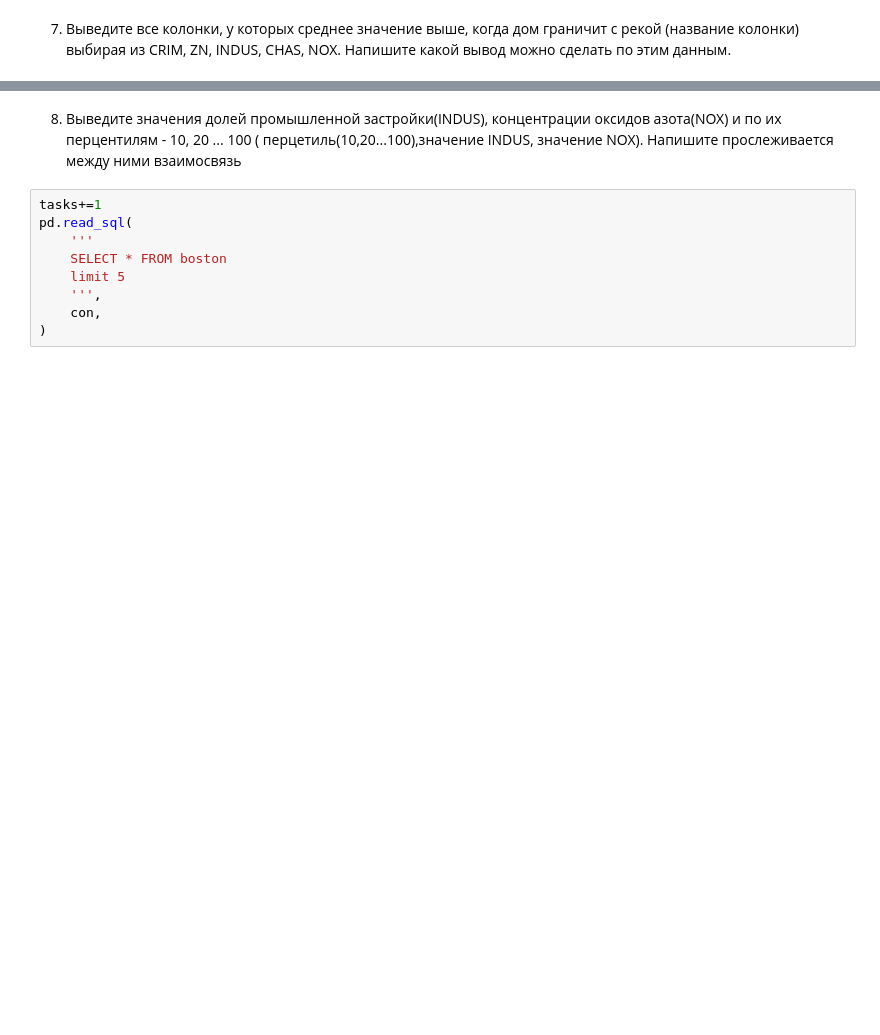
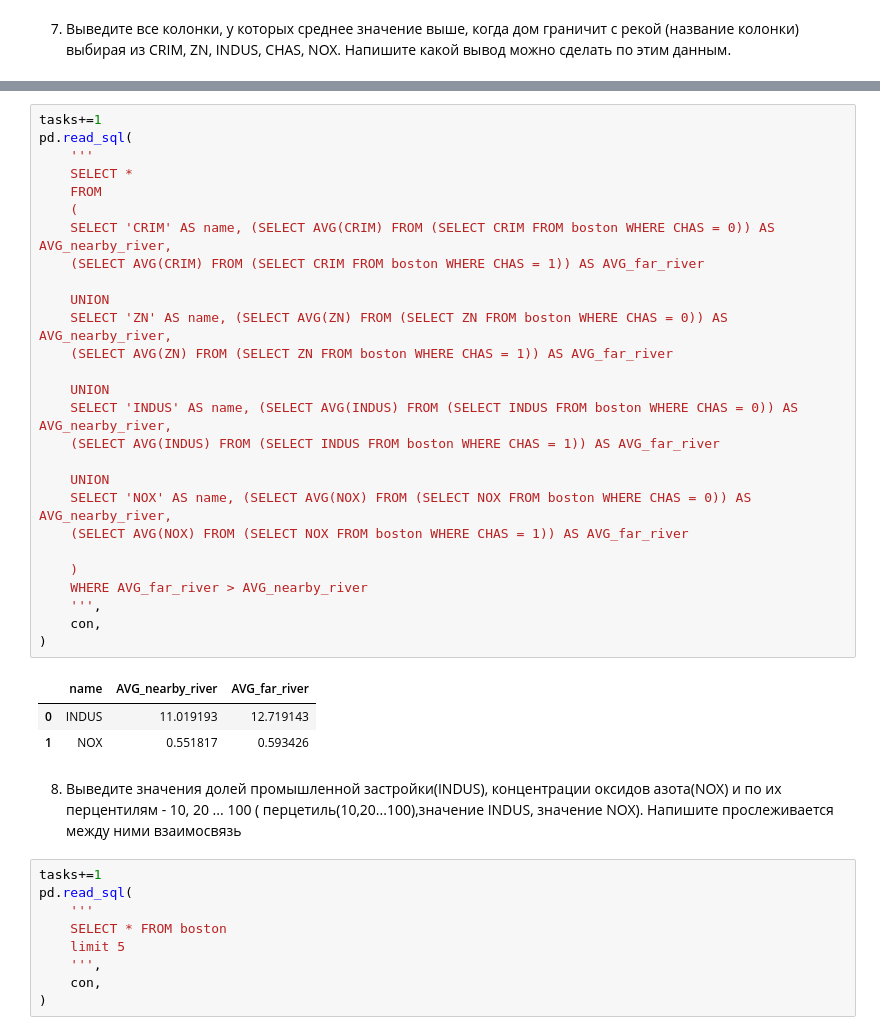
Before and after one commit to Geriys/VKirillV, a Jupyter notebook: HW_2_sql.ipynb, the cells around one changed output, grey strips where cells are left out. Cells and saved outputs as stored; diff of their text form; blank space fills up the shorter version.

```diff
--- a/HW_2_sql.ipynb
+++ b/HW_2_sql.ipynb
@@ -260,3 +303,34 @@ pd.read_sql(
+# %%
+tasks+=1
+pd.read_sql(
+    '''
+    SELECT *
+    FROM
+    (
+    SELECT 'CRIM' AS name, (SELECT AVG(CRIM) FROM (SELECT CRIM FROM boston WHERE CHAS = 0)) AS AVG_nearby_river,
+    (SELECT AVG(CRIM) FROM (SELECT CRIM FROM boston WHERE CHAS = 1)) AS AVG_far_river
+
+    UNION
+    SELECT 'ZN' AS name, (SELECT AVG(ZN) FROM (SELECT ZN FROM boston WHERE CHAS = 0)) AS AVG_nearby_river,
+    (SELECT AVG(ZN) FROM (SELECT ZN FROM boston WHERE CHAS = 1)) AS AVG_far_river
+
+    UNION
+    SELECT 'INDUS' AS name, (SELECT AVG(INDUS) FROM (SELECT INDUS FROM boston WHERE CHAS = 0)) AS AVG_nearby_river,
+    (SELECT AVG(INDUS) FROM (SELECT INDUS FROM boston WHERE CHAS = 1)) AS AVG_far_river
+
+    UNION
+    SELECT 'NOX' AS name, (SELECT AVG(NOX) FROM (SELECT NOX FROM boston WHERE CHAS = 0)) AS AVG_nearby_river,
+    (SELECT AVG(NOX) FROM (SELECT NOX FROM boston WHERE CHAS = 1)) AS AVG_far_river
+
+    )
+    WHERE AVG_far_river > AVG_nearby_river
+    ''',
+    con,
+)
+# %% [output]
+|  | name | AVG_nearby_river | AVG_far_river |
+| 0 | INDUS | 11.019193 | 12.719143 |
+| 1 | NOX | 0.551817 | 0.593426 |
 # %% [markdown]
 8. Выведите значения долей промышленной застройки(INDUS), концентрации оксидов азота(NOX) и по их перцентилям - 10, 20 ... 100 ( перцетиль(10,20...100),значение INDUS, значение NOX). Напишите прослеживается между ними взаимосвязь
 # %%
```
Also changed, not shown: parts of 6 cells of this notebook.
